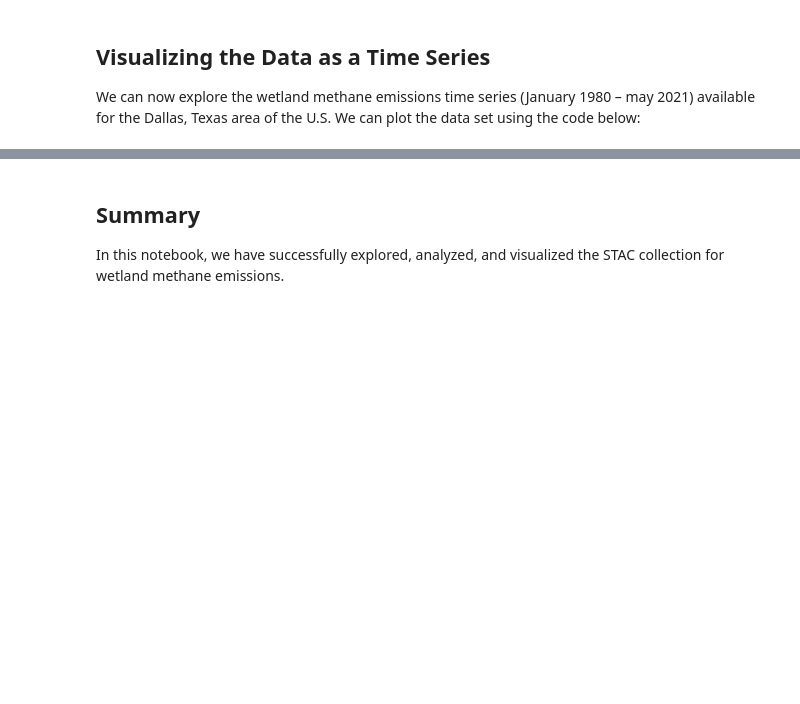
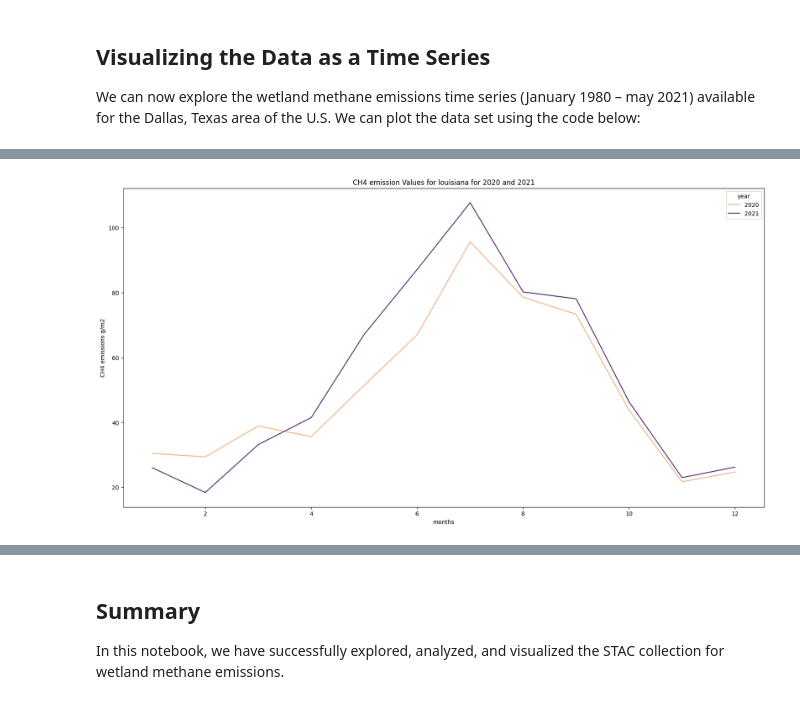
Before and after one commit to US-GHG-Center/ams-2024-workshop, a Jupyter notebook: interactive-session-2-anthropogenic-ghg-emissions/lpjwsl-wetlandch4-grid-v1_User_Notebook.ipynb, the cells around one changed output, grey strips where cells are left out. Saved outputs shown, nothing was run; the diff lists cells and outputs as text; code cells hidden in the pictures; blank space fills up the shorter version.

```diff
--- a/interactive-session-2-anthropogenic-ghg-emissions/lpjwsl-wetlandch4-grid-v1_User_Notebook.ipynb
+++ b/interactive-session-2-anthropogenic-ghg-emissions/lpjwsl-wetlandch4-grid-v1_User_Notebook.ipynb
@@ -155,10 +155,10 @@ louisiana_aoi = {
 Now, we will pass the item id, collection name, and `rescaling_factor` to the `Raster API` endpoint. We will do this twice, once for may 2001 and again for may 2021, so we can visualize each event independently.
 # %%
 color_map = "magma" # select the color ramp from matplotlib library.
-may_2001_tile = requests.get(
-    f"{RASTER_API_URL}/stac/tilejson.json?collection={items['2001-05']['collection']}&item={items['2001-05']['id']}"
+may_2020_tile = requests.get(
+    f"{RASTER_API_URL}/stac/tilejson.json?collection={items['2001-05']['collection']}&item={items['2020-05']['id']}"
     "&assets=ch4-wetlands-emissions"
     f"&color_formula=gamma+r+1.05&colormap_name={color_map}"
     f"&rescale={rescale_values['min']},{rescale_values['max']}"
 ).json()
-may_2001_tile
+may_2020_tile
@@ -252,0 +262,82 @@ plt.title("CH4 emission Values for louisiana for 2020 and 2021")
+# %%
+fig = plt.figure(figsize=(20, 10))
+
+sns.lineplot(
+    df_2020_2021,
+    x = 'month',
+    y = 'sum',
+    hue= 'year',
+    palette='flare'
+)
+
+# plt.legend()
+plt.xlabel("months")
+plt.ylabel("CH4 emissions g/m2")
+plt.title("CH4 emission Values for louisiana for 2020 and 2021")
+
+# We will import folium to map and folium.plugins to allow side-by-side mapping
+# Set initial zoom and center of map for CH₄ Layer
+# Centre of map [latitude,longitude]
+
+colormap = cm.LinearColormap(colors = ['#2c115f','#721f81','#b73779','#f1605d','#feb078'], vmin = 0, vmax = 2 )
+colormap.caption = 'g CH₄/m²/day'
+
+may_2021_tile = requests.get(
+    f"{RASTER_API_URL}/stac/tilejson.json?collection={items['2021-05']['collection']}&item={items['2021-05']['id']}"
+    "&assets=ch4-wetlands-emissions"
+    f"&color_formula=gamma+r+1.05&colormap_name={color_map}"
+    f"&rescale={rescale_values['min']},{rescale_values['max']}",
+).json()
+may_2021_tile
+june_2021_tile = requests.get(
+    f"{RASTER_API_URL}/stac/tilejson.json?collection={items['2021-06']['collection']}&item={items['2021-06']['id']}"
+    "&assets=ch4-wetlands-emissions"
+    f"&color_formula=gamma+r+1.05&colormap_name={color_map}"
+    f"&rescale={rescale_values['min']},{rescale_values['max']}",
+).json()
+june_2021_tile
+july_2021_tile = requests.get(
+    f"{RASTER_API_URL}/stac/tilejson.json?collection={items['2021-07']['collection']}&item={items['2021-07']['id']}"
+    "&assets=ch4-wetlands-emissions"
+    f"&color_formula=gamma+r+1.05&colormap_name={color_map}"
+    f"&rescale={rescale_values['min']},{rescale_values['max']}",
+).json()
+july_2021_tile
+
+map_ = folium.Map(location=(30,-90), zoom_start=5)
+
+# May 2001
+map_layer_202105 = TileLayer(
+    tiles=may_2020_tile["tiles"][0],
+    attr="GHG",
+    opacity=0.5,
+    name='May'
+)
+map_layer_202105.add_to(map_)
+
+# May 2021
+map_layer_202106 = TileLayer(
+    tiles=june_2021_tile["tiles"][0],
+    attr="GHG",
+    opacity=0.5,
+    name='June'
+)
+map_layer_202106.add_to(map_)
+
+map_layer_202107 = TileLayer(
+    tiles=july_2021_tile["tiles"][0],
+    attr="GHG",
+    opacity=0.5,
+    name='July'
+)
+map_layer_202107.add_to(map_)
+
+folium.GeoJson(louisiana_aoi, name="louisiana, USA").add_to(map_)
+folium.LayerControl(collapsed=False,position='bottomleft').add_to(map_)
+
+svg_style = '<style>svg#legend {font-size: 14px; background-color: white;}</style>'
+map_.get_root().header.add_child(folium.Element(svg_style))
+map_.add_child(colormap)
+# visualising the map
+map_
+# %% [output]
@@ -253,3 +345,4 @@ plt.title("CH4 emission Values for louisiana for 2020 and 2021")
+[figure, added]
 # %%
 def monthly_timeseries(year,focus,param,anomaly):
     labels = []
```
Also changed, not shown: parts of 7 cells of this notebook.
